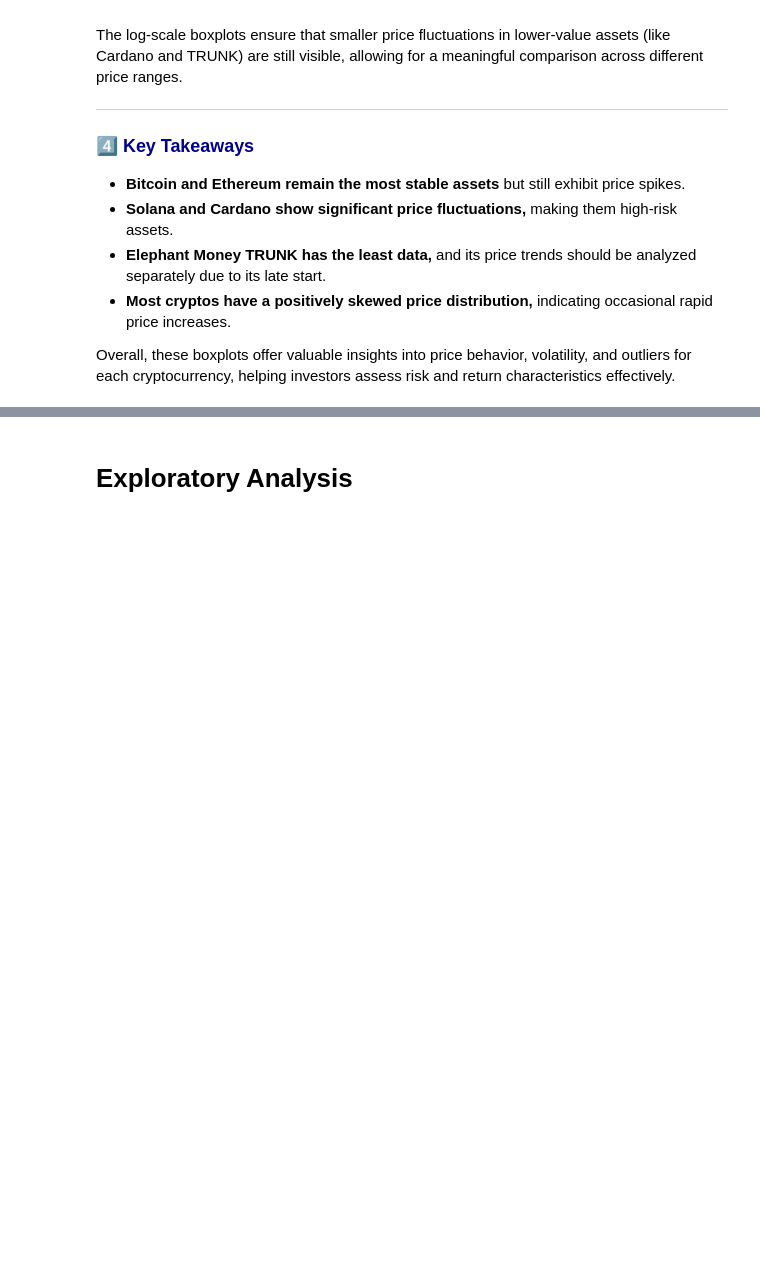
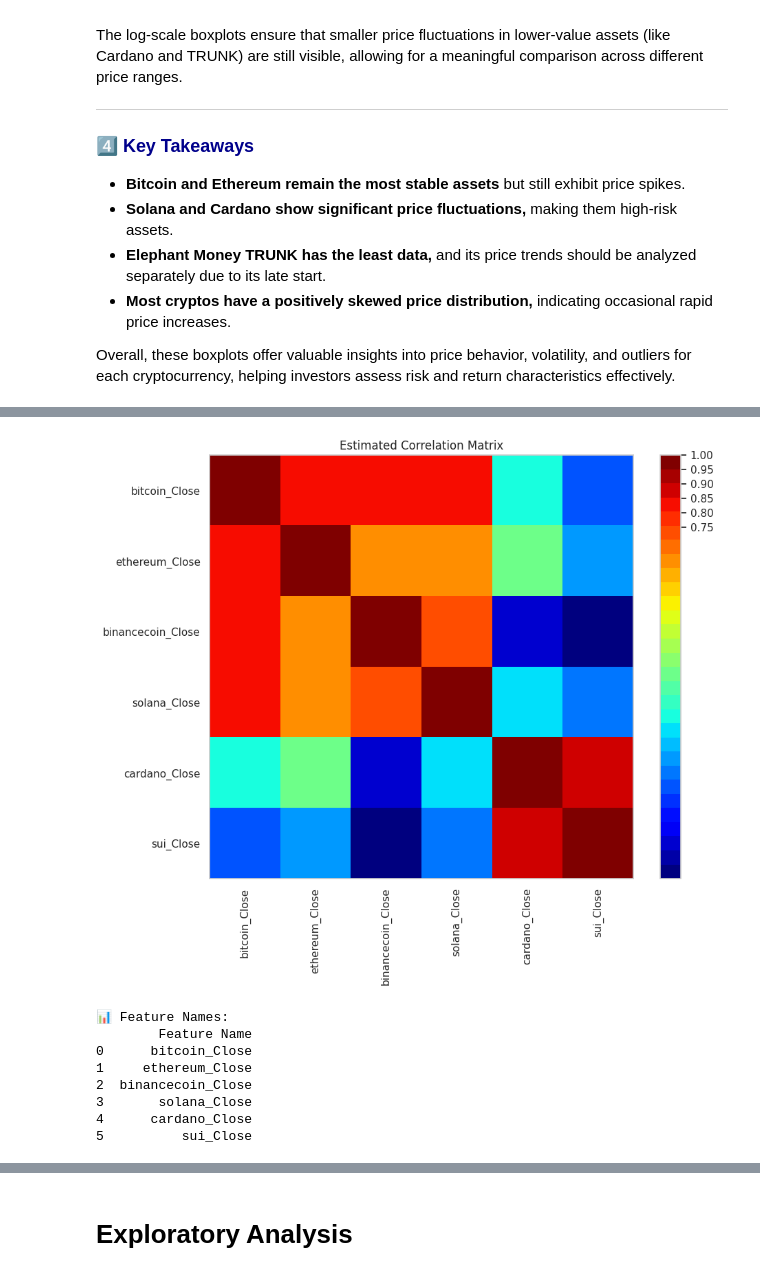
Before and after one commit to NatP-dev/Complete-Python-3-Bootcamp, a Jupyter notebook: Welcome_to_Colaboratory.ipynb, the cells around one changed output, grey strips where cells are left out. Cells and saved outputs as stored; diff of their text form; code cells hidden in the pictures; blank space fills up the shorter version.

```diff
--- a/Welcome_to_Colaboratory.ipynb
+++ b/Welcome_to_Colaboratory.ipynb
@@ -446,0 +496,68 @@ elephant-money-trunk_Close               0
+# %%
+import pandas as pd
+import numpy as np
+import matplotlib.pyplot as plt
+import seaborn as sns
+import matplotlib.cm as cm
+
+# Ensure dataset consistency
+df = train_data.copy()
+
+# Identify numerical and categorical variables
+numerical_vars = df.select_dtypes(include=['number']).columns.tolist()
+categorical_vars = df.select_dtypes(exclude=['number']).columns.tolist()
+
+print(f"📊 Numerical Variables: {numerical_vars}")
+print(f"🔠 Categorical Variables: {categorical_vars}")
+
+# 1️⃣ Descriptive Statistics
+summary_stats = df[numerical_vars].describe().T  # Transposed for better readability
+
+# Corrected MAD Calculation
+summary_stats['mad'] = df[numerical_vars].apply(lambda x: np.mean(np.abs(x - np.mean(x))))
+
+# Other statistical measures
+summary_stats['skewness'] = df[numerical_vars].skew()
+summary_stats['kurtosis'] = df[numerical_vars].kurtosis()
+summary_stats['missing_values'] = df[numerical_vars].isna().sum()
+
+# Display summary table
+print("\n📊 Numerical Data Summary:")
+print(summary_stats.to_string())  # Prints the summary statistics to the console
+
+# 2️⃣ Correlation Matrix
+correlation_matrix = df[numerical_vars].corr(method="pearson")
+
+print("\n📊 Correlation Matrix:")
+print(correlation_matrix.to_string())  # Prints the correlation matrix
+
+# 3️⃣ Visualizing Correlation Matrix
+def VizCorrelationMatrix(df):
+    fig, ax = plt.subplots(figsize=(10, 8))
+    cmap = cm.get_cmap("jet", 30)
+
+    cax = ax.imshow(df.corr(), interpolation="nearest", cmap=cmap)
+    plt.title("Estimated Correlation Matrix")
+    fig.colorbar(cax, ticks=[.75,.8,.85,.90,.95,1])
+
+    # Label axes
+    ax.set_xticks(np.arange(len(df.columns)))
+    ax.set_yticks(np.arange(len(df.columns)))
+    ax.set_xticklabels(df.columns, rotation=90)
+    ax.set_yticklabels(df.columns)
+
+    plt.grid(False)
+    plt.show()
+
+VizCorrelationMatrix(df)
+
+# 4️⃣ Feature Names
+feature_names = pd.DataFrame(df.columns, columns=["Feature Name"])
+print("\n📊 Feature Names:")
+print(feature_names.to_string())
+
+# 5️⃣ Feature Distributions (Histograms)
+df.hist(bins=50, figsize=(20, 15), edgecolor='black', alpha=0.7)
+plt.suptitle("Feature Distributions (Histograms)")
+plt.show()
+# %% [output]
@@ -446,0 +584,9 @@ elephant-money-trunk_Close               0
+[figure, added]
+📊 Feature Names:
+        Feature Name
+0      bitcoin_Close
+1     ethereum_Close
+2  binancecoin_Close
+3       solana_Close
+4      cardano_Close
+5          sui_Close
```
Also changed, not shown: parts of 8 cells of this notebook.
